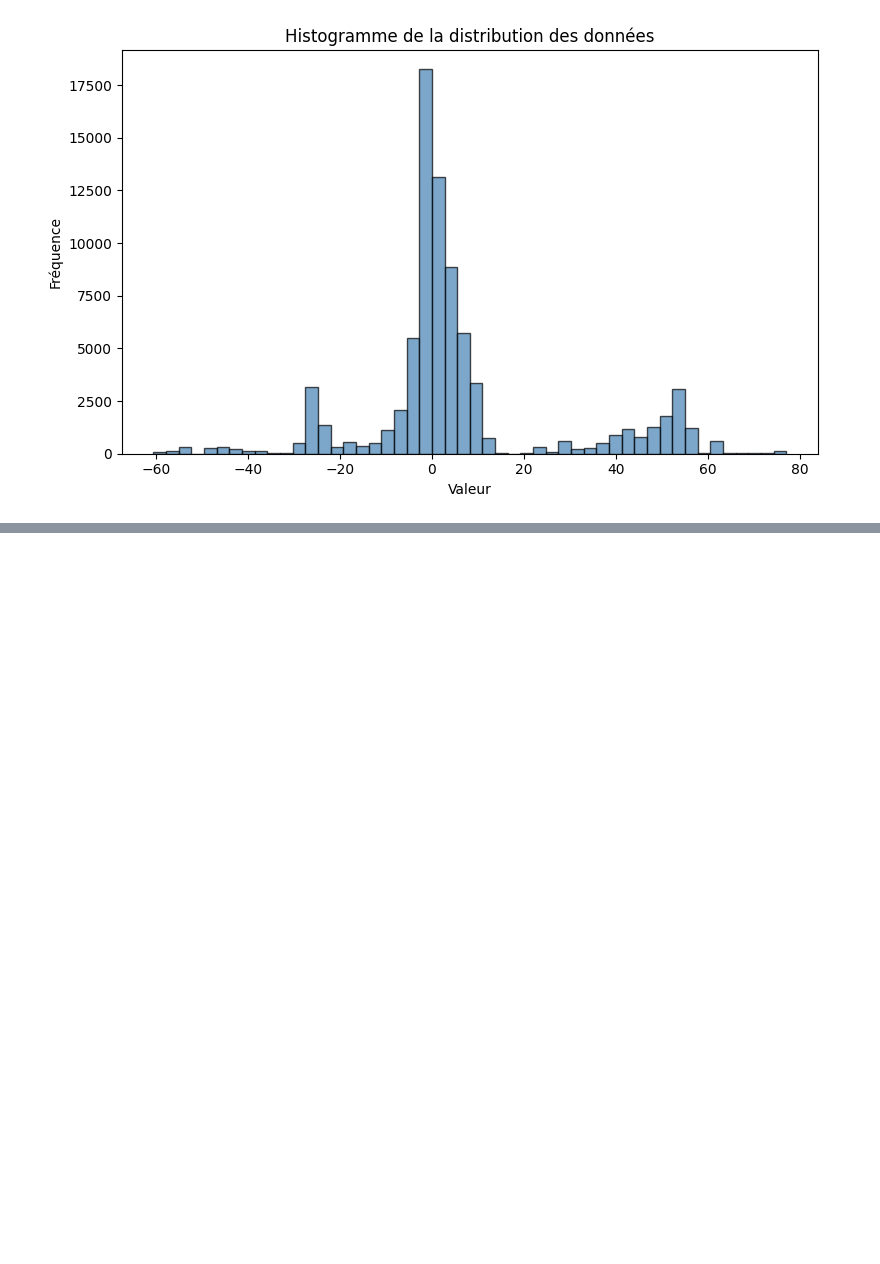
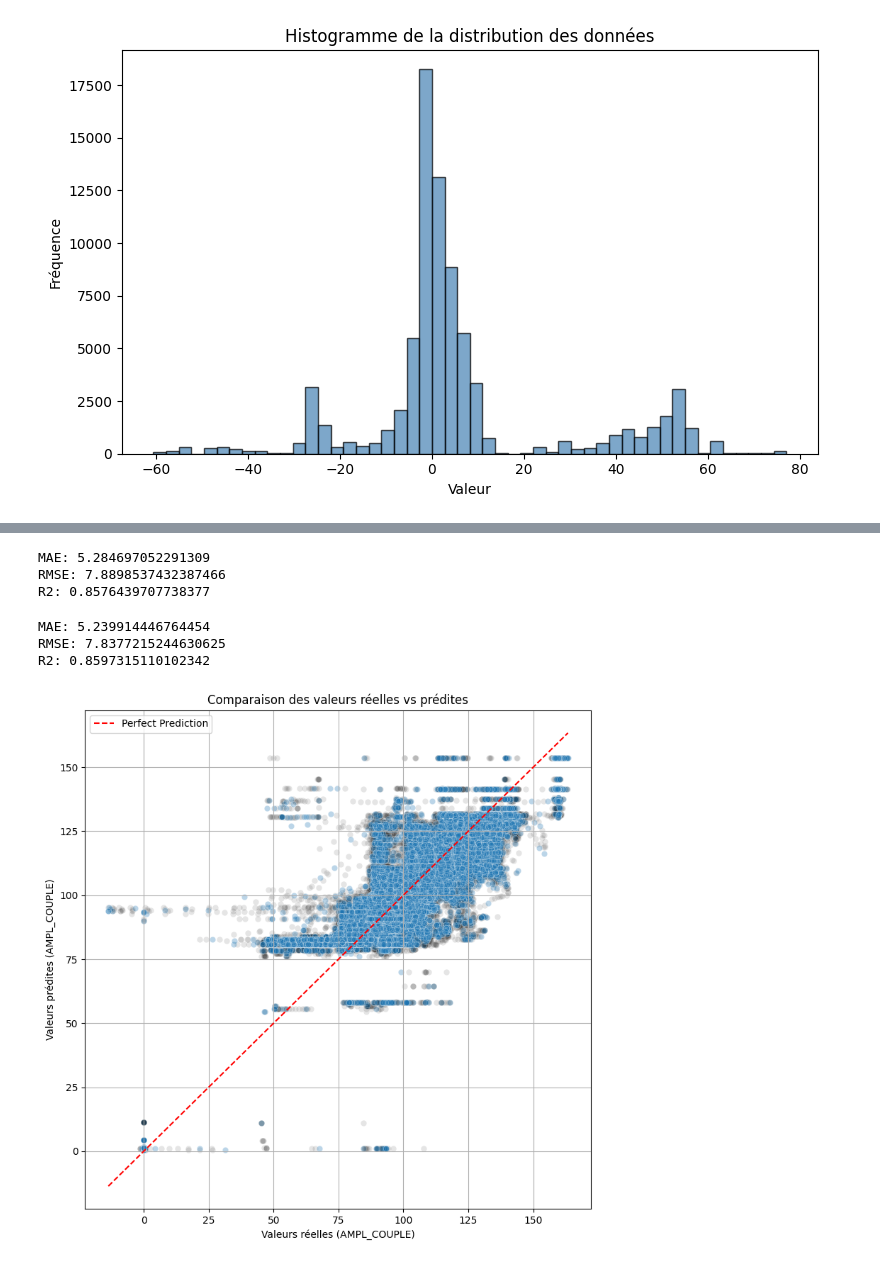
Before and after one commit to VincentMalara/estim_surcons, a Jupyter notebook: notebooks/Modelisation_V2.ipynb, the cells around one changed output, grey strips where cells are left out. Drawn from its saved outputs; the diff is of its cells as text; code cells hidden in the pictures; blank space fills up the shorter version.

```diff
--- a/notebooks/Modelisation_V2.ipynb
+++ b/notebooks/Modelisation_V2.ipynb
@@ -250,0 +317,33 @@ plt.show()
+# %%
+y_pred = model_pipeline.predict(X_test)
+y_train_pred = model_pipeline.predict(X_train)
+# %%
+print("MAE:", mean_absolute_error(y_train, y_train_pred))
+print("RMSE:", mean_squared_error(y_train, y_train_pred, squared=False))
+print("R2:", r2_score(y_train, y_train_pred))
+# %% [output]
+MAE: 5.284697052291309
+RMSE: 7.8898537432387466
+R2: 0.8576439707738377
+# %%
+print("MAE:", mean_absolute_error(y_test, y_pred))
+print("RMSE:", mean_squared_error(y_test, y_pred, squared=False))
+print("R2:", r2_score(y_test, y_pred))
+# %% [output]
+MAE: 5.239914446764454
+RMSE: 7.8377215244630625
+R2: 0.8597315110102342
+# %%
+plt.figure(figsize=(8, 8))
+sns.scatterplot(x=y_train, y=y_train_pred, alpha=0.1, c='k')
+sns.scatterplot(x=y_test, y=y_pred, alpha=0.3)
+plt.plot([y_test.min(), y_test.max()], [y_test.min(), y_test.max()], 'r--', label="Perfect Prediction")
+plt.xlabel("Valeurs réelles (AMPL_COUPLE)")
+plt.ylabel("Valeurs prédites (AMPL_COUPLE)")
+plt.title("Comparaison des valeurs réelles vs prédites")
+plt.legend()
+plt.grid(True)
+plt.tight_layout()
+plt.show()
+# %% [output]
+[figure, added]
```
Also changed, not shown: parts of 17 cells of this notebook, 1 other file.
